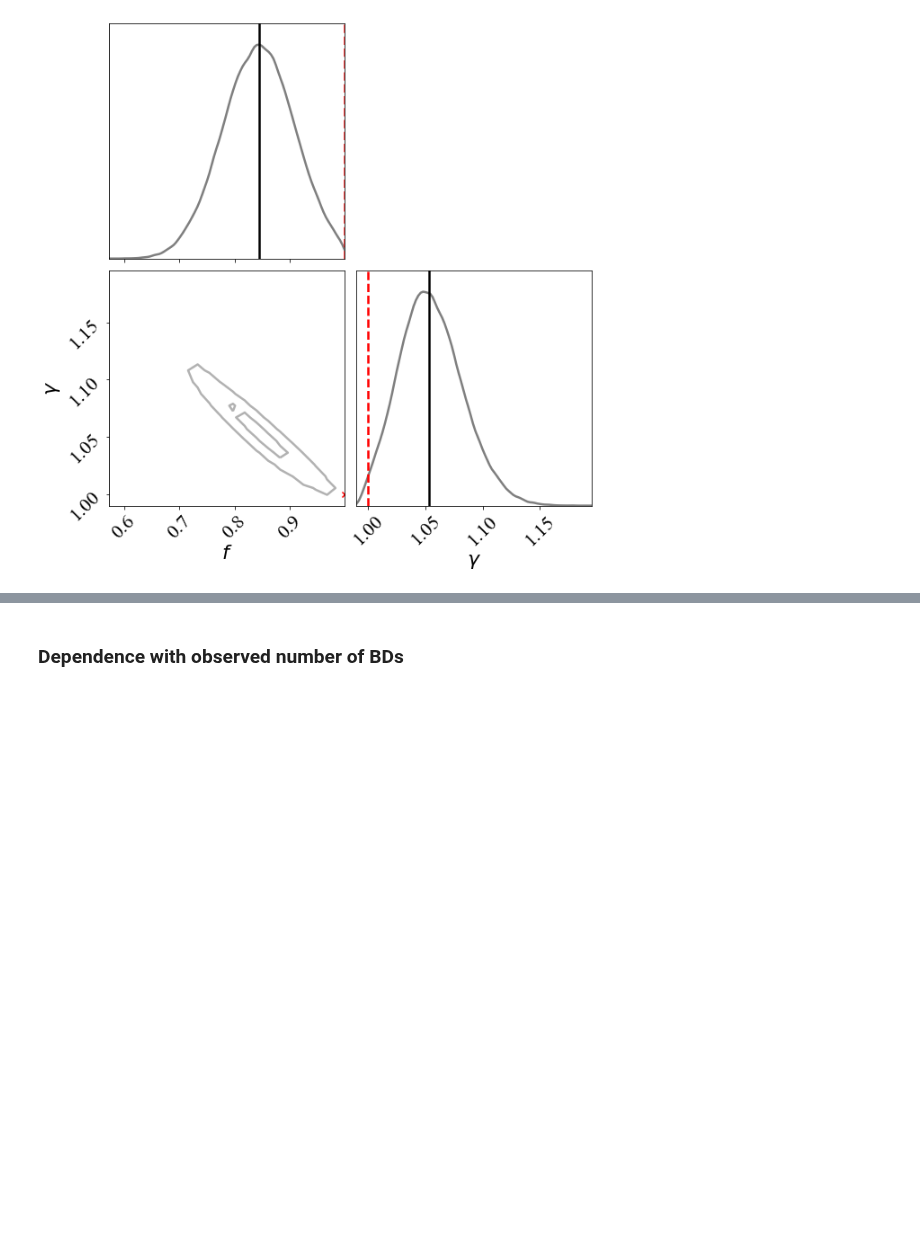
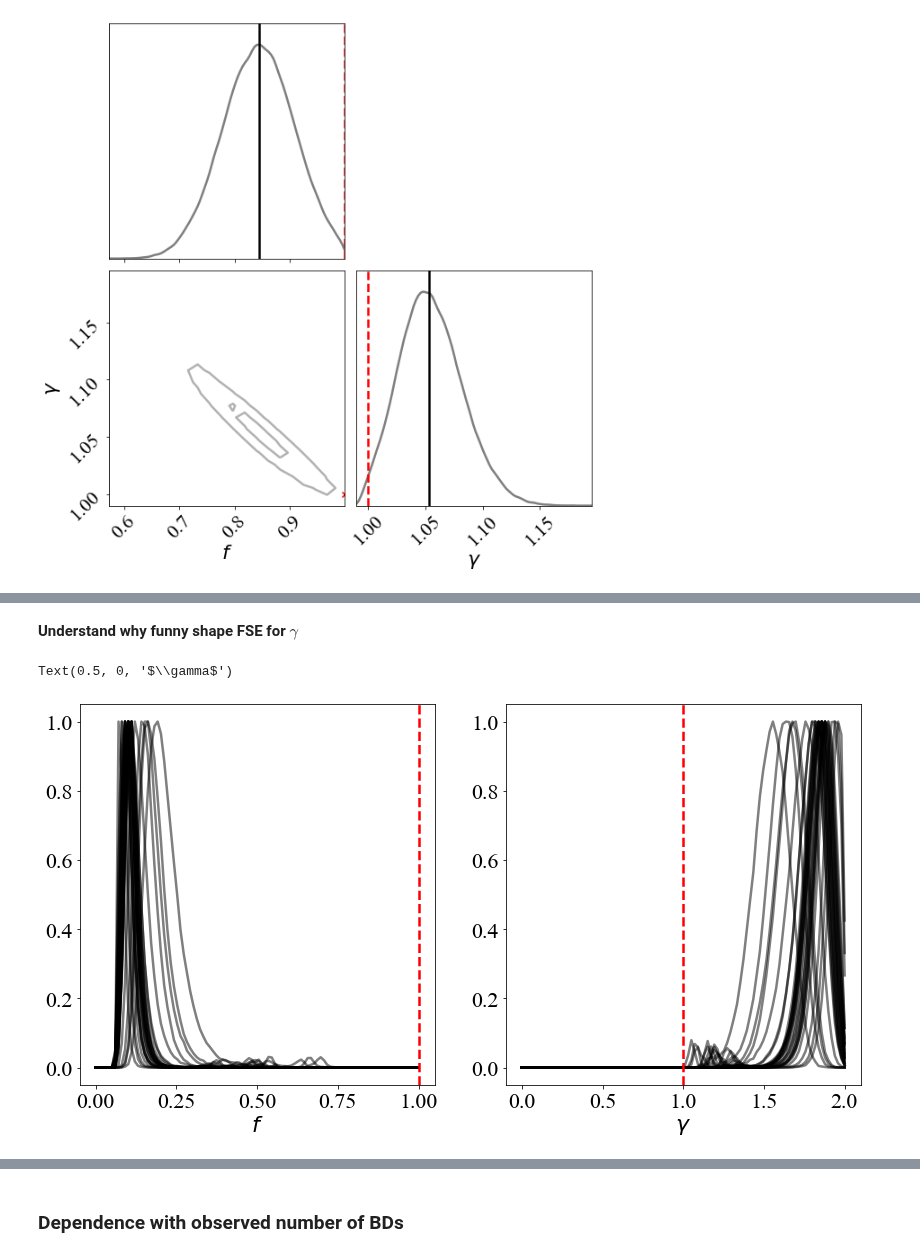
Before and after one commit to SvPoder/exoplanets, a Jupyter notebook: jupyter-notebook/reconstructed_DM.ipynb, the cells around one changed output, grey strips where cells are left out. Cells and saved outputs as stored; diff of their text form; code cells hidden in the pictures; blank space fills up the shorter version.

```diff
--- a/jupyter-notebook/reconstructed_DM.ipynb
+++ b/jupyter-notebook/reconstructed_DM.ipynb
@@ -117,0 +123,24 @@ ax[1].set_xscale("log")
+# %% [markdown]
+**Understand why funny shape FSE for $\gamma$**
+# %%
+fig, ax = plt.subplots(1, 2, figsize=(14, 7))
+
+xvals0 = np.linspace(0, 1, 100)
+xvals1 = np.linspace(0, 2, 100)
+
+for i in range(30):
+    _file   = open("../results/bayesian/posterior_game0_uncTobs_0.1v" + str(i), "rb")
+    samples = pickle.load(_file)
+    kde   = gaussian_kde(samples.T[0])
+    ax[0].plot(xvals0, kde(xvals0)/np.max(kde(xvals0)), color="k", lw=2.5, alpha=0.5)
+    kde   = gaussian_kde(samples.T[1])
+    ax[1].plot(xvals1, kde(xvals1)/np.max(kde(xvals1)), color="k", lw=2.5, alpha=0.5)
+
+ax[0].axvline(1., ls="--", lw=2.5, color="red")
+ax[1].axvline(1., ls="--", lw=2.5, color="red")
+
+ax[0].set_xlabel(r"$f$")
+ax[1].set_xlabel(r"$\gamma$")
+# %% [output]
+Text(0.5, 0, '$\\gamma$')
+[figure, added]
```
Also changed, not shown: parts of 4 cells of this notebook, 2 other files.
